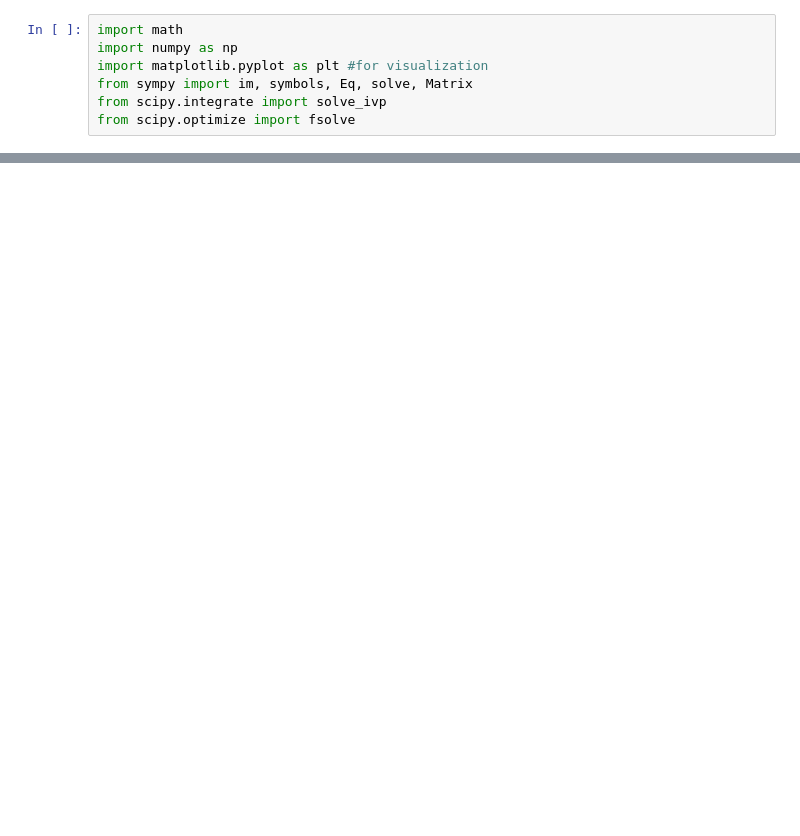
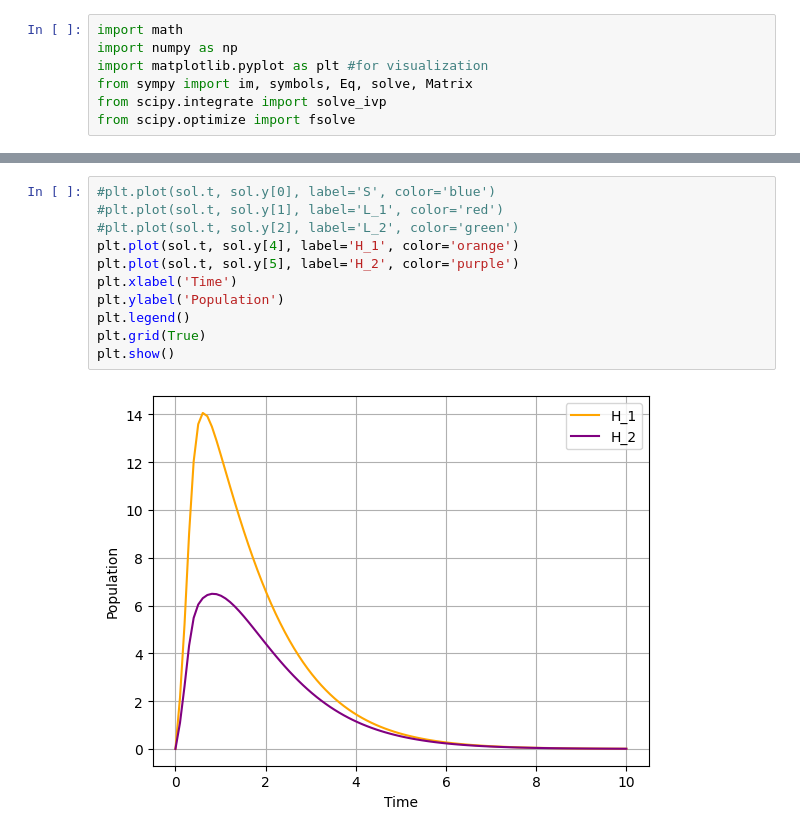
Before and after one commit to mcouture695/gt-quorumsensing-26, a Jupyter notebook: Time-Series-SLHR-multi.ipynb, the cells around one changed output, grey strips where cells are left out. Drawn from its saved outputs; the diff is of its cells as text; blank space fills up the shorter version.

```diff
--- a/Time-Series-SLHR-multi.ipynb
+++ b/Time-Series-SLHR-multi.ipynb
@@ -72,3 +76,16 @@ Text(0, 0.5, 'Proportion')
+# %%
+#plt.plot(sol.t, sol.y[0], label='S', color='blue')
+#plt.plot(sol.t, sol.y[1], label='L_1', color='red')
+#plt.plot(sol.t, sol.y[2], label='L_2', color='green')
+plt.plot(sol.t, sol.y[4], label='H_1', color='orange')
+plt.plot(sol.t, sol.y[5], label='H_2', color='purple')
+plt.xlabel('Time')
+plt.ylabel('Population')
+plt.legend()
+plt.grid(True)
+plt.show()
+# %% [output]
+[figure, added]
 # %%
 data = sol.y[2]
 fig, ax = plt.subplots()
```
Also changed, not shown: parts of 2 cells of this notebook.
